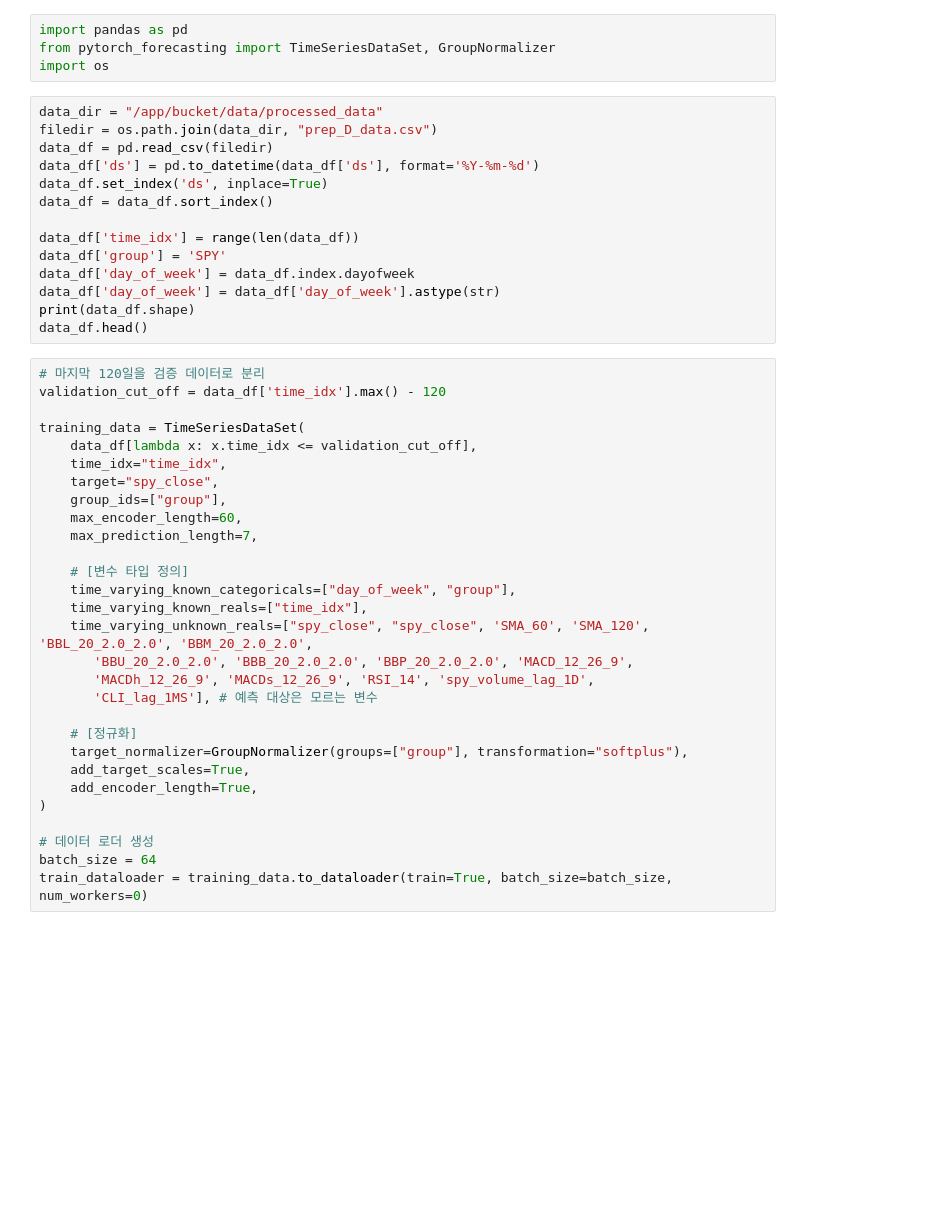
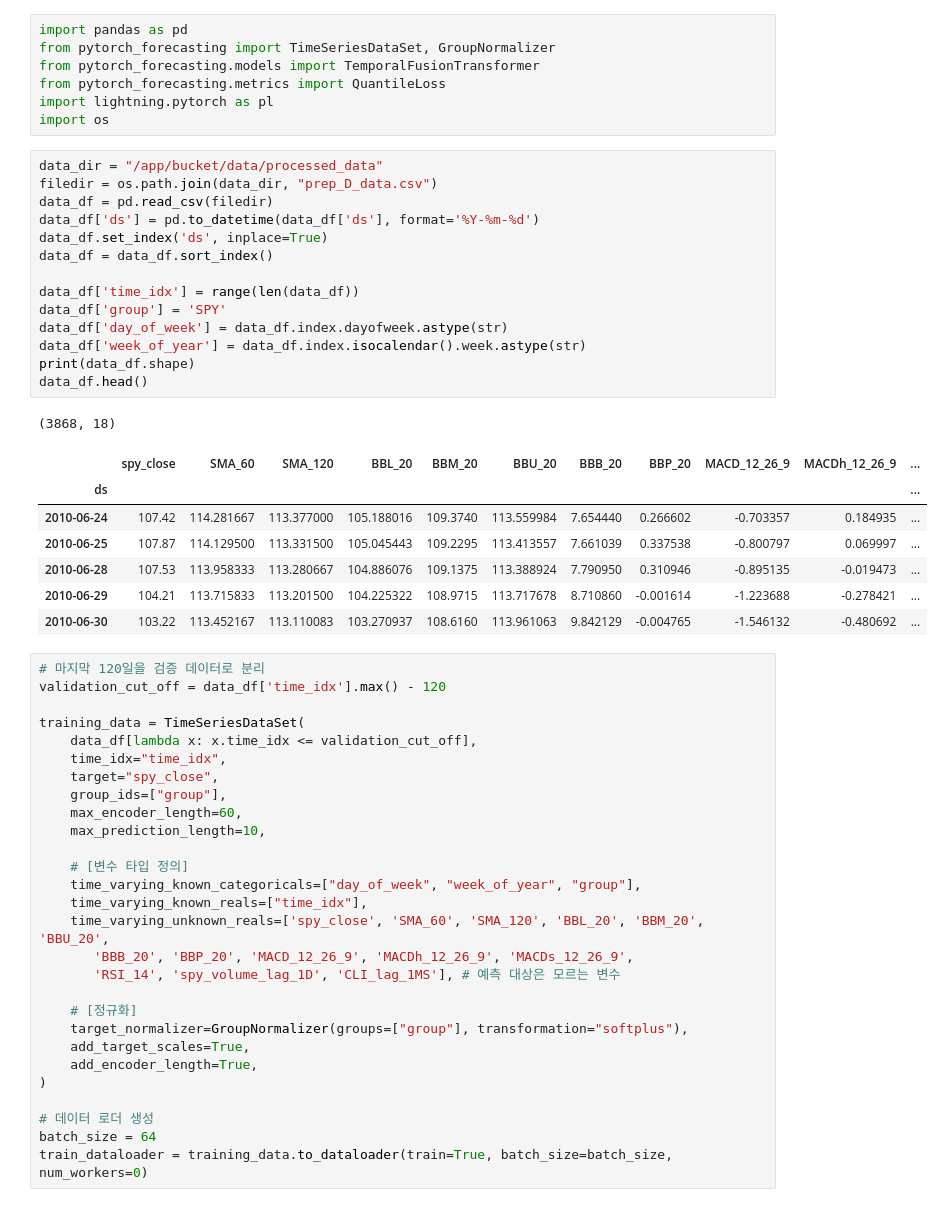
Before and after one commit to kdywwww/snp_project, a Jupyter notebook: Modeling/modeling.ipynb, the cells around one changed output. Drawn from its saved outputs; the diff is of its cells as text; blank space fills up the shorter version.

```diff
--- a/Modeling/modeling.ipynb
+++ b/Modeling/modeling.ipynb
@@ -1,21 +1,33 @@
 # %%
 import pandas as pd
 from pytorch_forecasting import TimeSeriesDataSet, GroupNormalizer
+from pytorch_forecasting.models import TemporalFusionTransformer
+from pytorch_forecasting.metrics import QuantileLoss
+import lightning.pytorch as pl
 import os
 # %%
 data_dir = "/app/bucket/data/processed_data"
 filedir = os.path.join(data_dir, "prep_D_data.csv")
 data_df = pd.read_csv(filedir)
 data_df['ds'] = pd.to_datetime(data_df['ds'], format='%Y-%m-%d')
 data_df.set_index('ds', inplace=True)
 data_df = data_df.sort_index()
 
 data_df['time_idx'] = range(len(data_df))
 data_df['group'] = 'SPY'
-data_df['day_of_week'] = data_df.index.dayofweek
-data_df['day_of_week'] = data_df['day_of_week'].astype(str)
+data_df['day_of_week'] = data_df.index.dayofweek.astype(str)
+data_df['week_of_year'] = data_df.index.isocalendar().week.astype(str)
 print(data_df.shape)
 data_df.head()
+# %% [output]
+(3868, 18)
+|  | spy_close | SMA_60 | SMA_120 | BBL_20 | BBM_20 | BBU_20 | BBB_20 | BBP_20 | MACD_12_26_9 | MACDh_12_26_9 | ... |
+| ds |  |  |  |  |  |  |  |  |  |  | ... |
+| 2010-06-24 | 107.42 | 114.281667 | 113.377000 | 105.188016 | 109.3740 | 113.559984 | 7.654440 | 0.266602 | -0.703357 | 0.184935 | ... |
+| 2010-06-25 | 107.87 | 114.129500 | 113.331500 | 105.045443 | 109.2295 | 113.413557 | 7.661039 | 0.337538 | -0.800797 | 0.069997 | ... |
+| 2010-06-28 | 107.53 | 113.958333 | 113.280667 | 104.886076 | 109.1375 | 113.388924 | 7.790950 | 0.310946 | -0.895135 | -0.019473 | ... |
+| 2010-06-29 | 104.21 | 113.715833 | 113.201500 | 104.225322 | 108.9715 | 113.717678 | 8.710860 | -0.001614 | -1.223688 | -0.278421 | ... |
+| 2010-06-30 | 103.22 | 113.452167 | 113.110083 | 103.270937 | 108.6160 | 113.961063 | 9.842129 | -0.004765 | -1.546132 | -0.480692 | ... |
 # %%
 # 마지막 120일을 검증 데이터로 분리
 validation_cut_off = data_df['time_idx'].max() - 120
@@ -26,15 +38,14 @@ training_data = TimeSeriesDataSet(
     target="spy_close",
     group_ids=["group"],
     max_encoder_length=60,
-    max_prediction_length=7,
+    max_prediction_length=10,
 
     # [변수 타입 정의]
-    time_varying_known_categoricals=["day_of_week", "group"],
+    time_varying_known_categoricals=["day_of_week", "week_of_year", "group"],
     time_varying_known_reals=["time_idx"],
-    time_varying_unknown_reals=["spy_close", "spy_close", 'SMA_60', 'SMA_120', 'BBL_20_2.0_2.0', 'BBM_20_2.0_2.0',
-       'BBU_20_2.0_2.0', 'BBB_20_2.0_2.0', 'BBP_20_2.0_2.0', 'MACD_12_26_9',
-       'MACDh_12_26_9', 'MACDs_12_26_9', 'RSI_14', 'spy_volume_lag_1D',
-       'CLI_lag_1MS'], # 예측 대상은 모르는 변수
+    time_varying_unknown_reals=['spy_close', 'SMA_60', 'SMA_120', 'BBL_20', 'BBM_20', 'BBU_20',
+       'BBB_20', 'BBP_20', 'MACD_12_26_9', 'MACDh_12_26_9', 'MACDs_12_26_9',
+       'RSI_14', 'spy_volume_lag_1D', 'CLI_lag_1MS'], # 예측 대상은 모르는 변수
 
     # [정규화]
     target_normalizer=GroupNormalizer(groups=["group"], transformation="softplus"),
```
Also changed, not shown: parts of 5 cells of this notebook, 1 other file.
